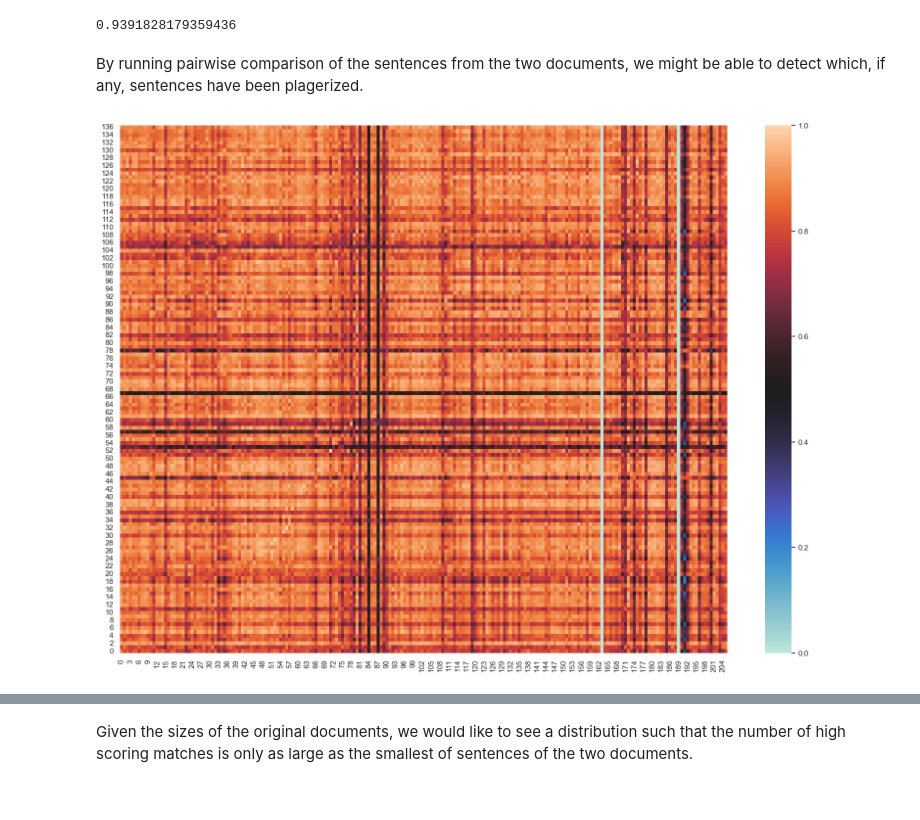
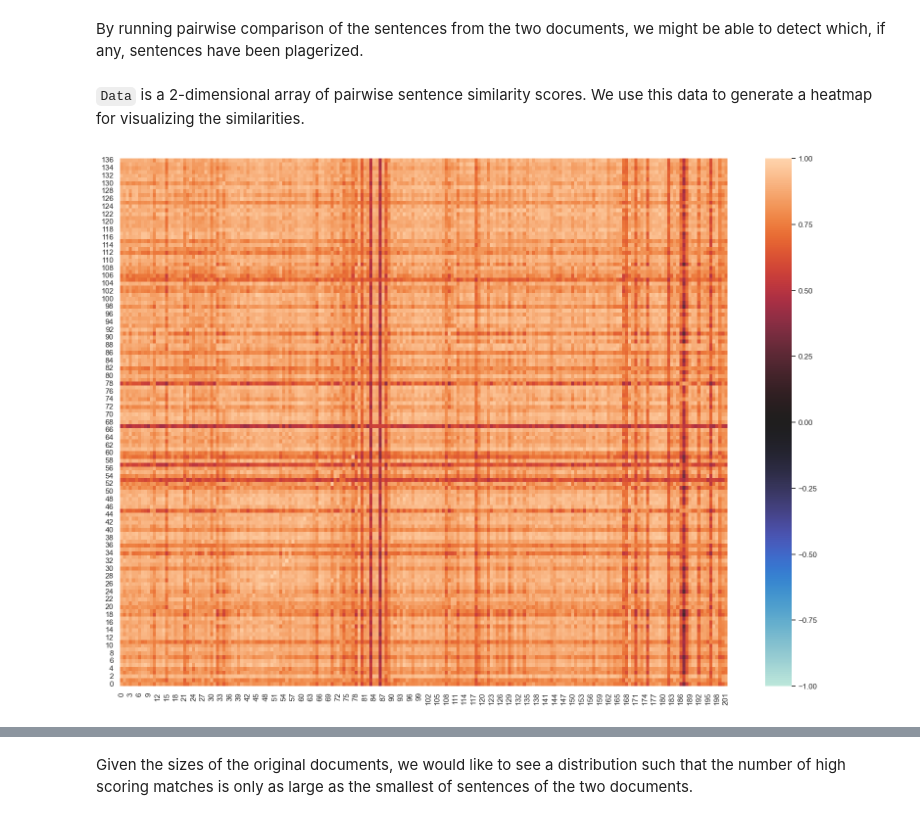
Before and after one commit to mathventist/egw_jupyter, a Jupyter notebook: duplicates.ipynb, the cells around one changed output, grey strips where cells are left out. Drawn from its saved outputs; the diff is of its cells as text; code cells hidden in the pictures.

```diff
--- a/duplicates.ipynb
+++ b/duplicates.ipynb
@@ -51,23 +192,2 @@ If inclined to give heed to religion, they cannot but perceive that any indicati
-# %%
-a.similarity(b)
-# %% [output]
-0.9391828179359436
 # %% [markdown]
 By running pairwise comparison of the sentences from the two documents, we might be able to detect which, if any, sentences have been plagerized.
-# %%
-Data = []
-
-# pairwise compare each sentence, populating the array with the scores
-for i, a in enumerate(doc_egw.sents):
-
-    Data.append([])
-
-    for j, b in enumerate(doc_mel.sents):
-        Data[i].append(a.similarity(b))
-
-# create a heatmap from the data
-sns.set(rc = {'figure.figsize':(20,14)})
-heatmap = sns.heatmap(data=Data, center=0.5, vmin=0, vmax=1)
-heatmap.invert_yaxis()
-# %% [output]
-[figure, removed]
@@ -74 +203,10 @@ heatmap.invert_yaxis()
+# %% [markdown]
+`Data` is a 2-dimensional array of pairwise sentence similarity scores. We use this data to generate a heatmap for visualizing the similarities.
+# %%
+# create a heatmap from the data
+sns.set(rc = {'figure.figsize':(20,14)})
+heatmap = sns.heatmap(data=Data, vmin=-1, vmax=1, center=0)
+heatmap.invert_yaxis()
+# %% [output]
+[figure, added]
 # %% [markdown]
```
Also changed, not shown: parts of 43 cells of this notebook, 3 other files.
